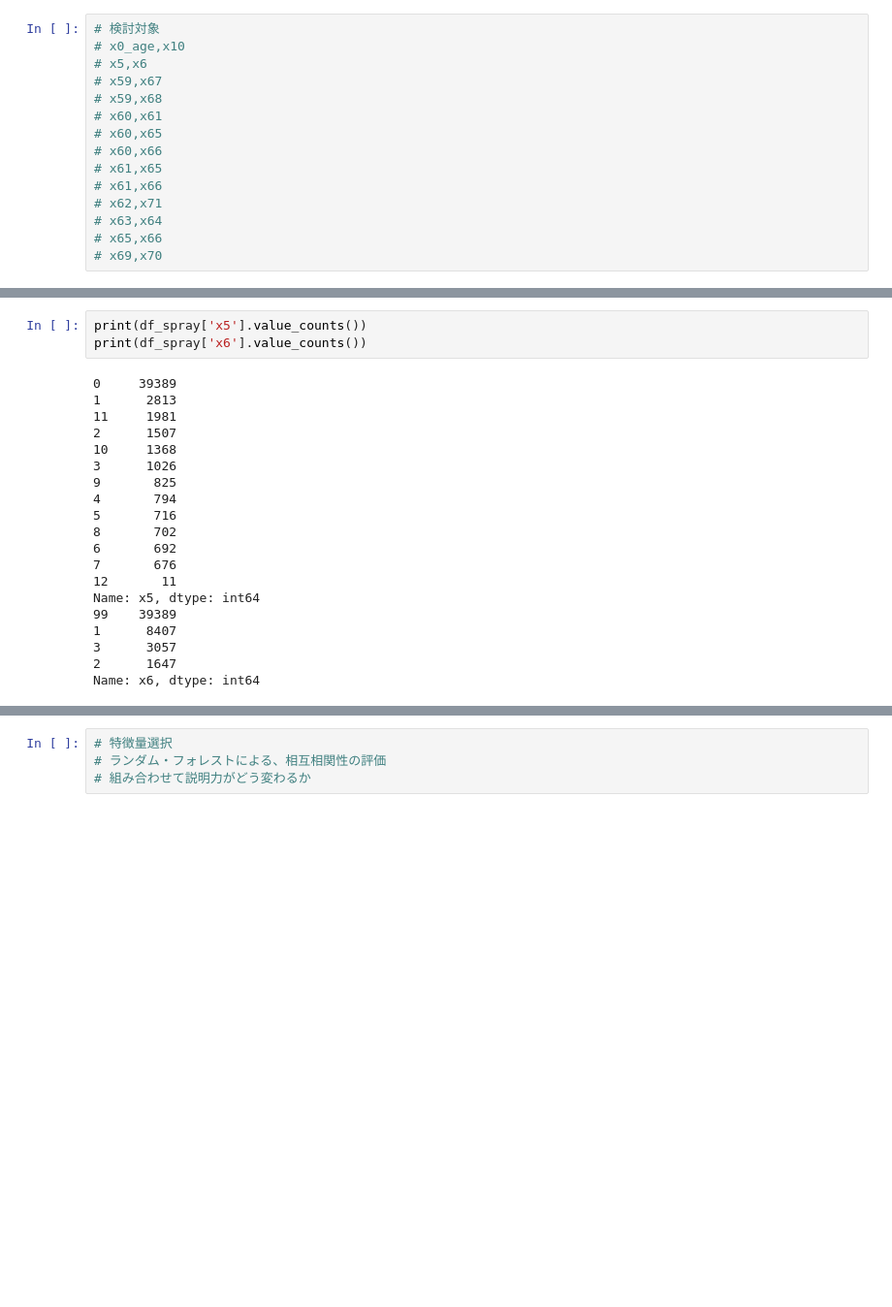
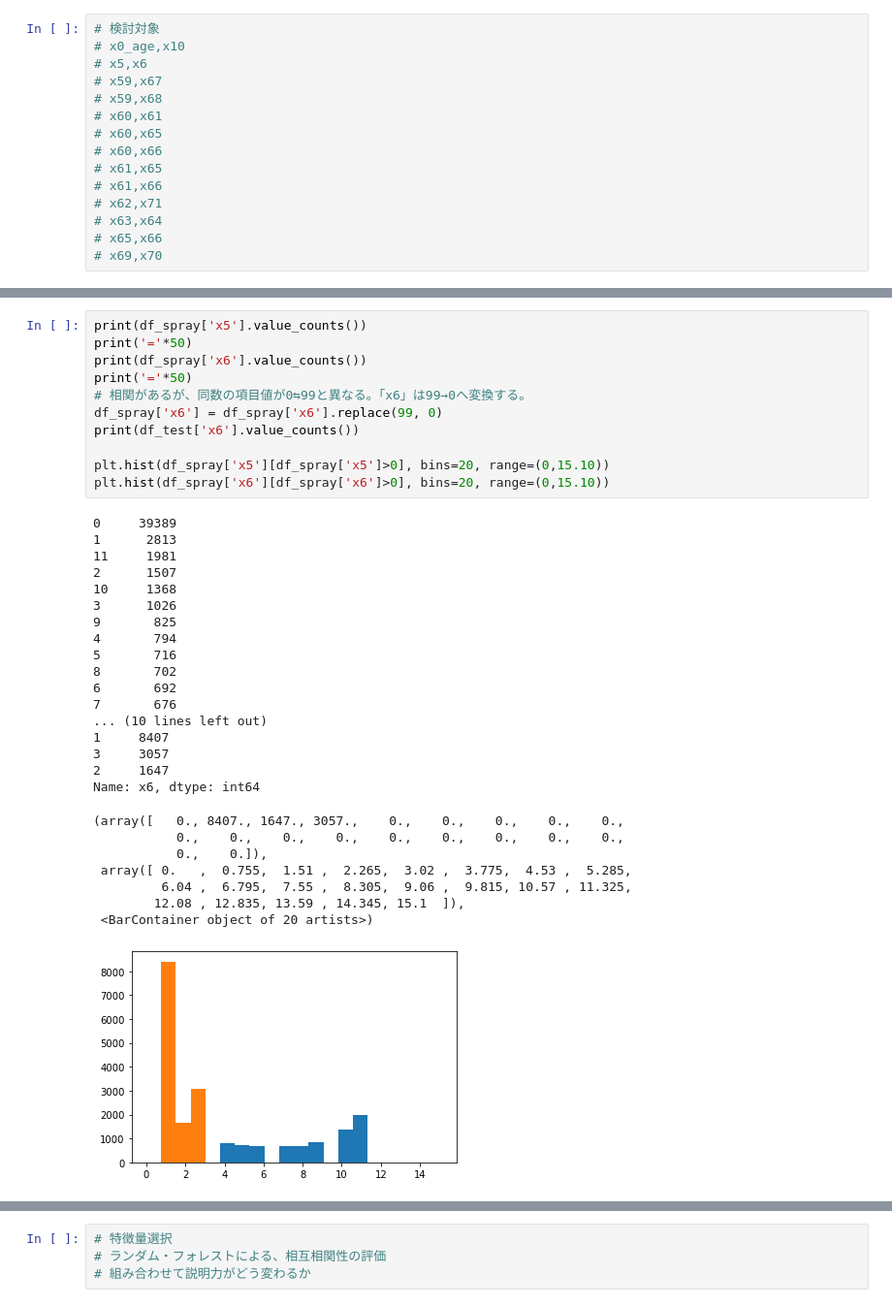
Before and after one commit to tk-tatsuro/data-science, a Jupyter notebook: bainary_classification/binary_classification.ipynb, the cells around one changed output, grey strips where cells are left out. Shown at 97% size. Drawn from its saved outputs; the diff is of its cells as text; blank space fills up the shorter version.

Commit message:
select feature values.

```diff
--- a/bainary_classification/binary_classification.ipynb
+++ b/bainary_classification/binary_classification.ipynb
@@ -2498,23 +2512,37 @@ Name: x10, dtype: float64
-# %%
-print(df_spray['x5'].value_counts())
-print(df_spray['x6'].value_counts())
-# %% [output]
-0     39389
-1      2813
-11     1981
-2      1507
-10     1368
-3      1026
-9       825
-4       794
-5       716
-8       702
-6       692
-7       676
-12       11
-Name: x5, dtype: int64
-99    39389
-1      8407
-3      3057
-2      1647
-Name: x6, dtype: int64
+# %%
+print(df_spray['x5'].value_counts())
+print('='*50)
+print(df_spray['x6'].value_counts())
+print('='*50)
+# 相関があるが、同数の項目値が0⇆99と異なる。「x6」は99→0へ変換する。
+df_spray['x6'] = df_spray['x6'].replace(99, 0)
+print(df_test['x6'].value_counts())
+
+plt.hist(df_spray['x5'][df_spray['x5']>0], bins=20, range=(0,15.10))
+plt.hist(df_spray['x6'][df_spray['x6']>0], bins=20, range=(0,15.10))
+# %% [output]
+0     39389
+1      2813
+11     1981
+2      1507
+10     1368
+3      1026
+9       825
+4       794
+5       716
+8       702
+6       692
+7       676
+... (10 lines left out)
+1     8407
+3     3057
+2     1647
+Name: x6, dtype: int64
+(array([   0., 8407., 1647., 3057.,    0.,    0.,    0.,    0.,    0.,
+           0.,    0.,    0.,    0.,    0.,    0.,    0.,    0.,    0.,
+           0.,    0.]),
+ array([ 0.   ,  0.755,  1.51 ,  2.265,  3.02 ,  3.775,  4.53 ,  5.285,
+         6.04 ,  6.795,  7.55 ,  8.305,  9.06 ,  9.815, 10.57 , 11.325,
+        12.08 , 12.835, 13.59 , 14.345, 15.1  ]),
+ <BarContainer object of 20 artists>)
+[figure, added]
```
Also changed, not shown: parts of 23 cells of this notebook.
